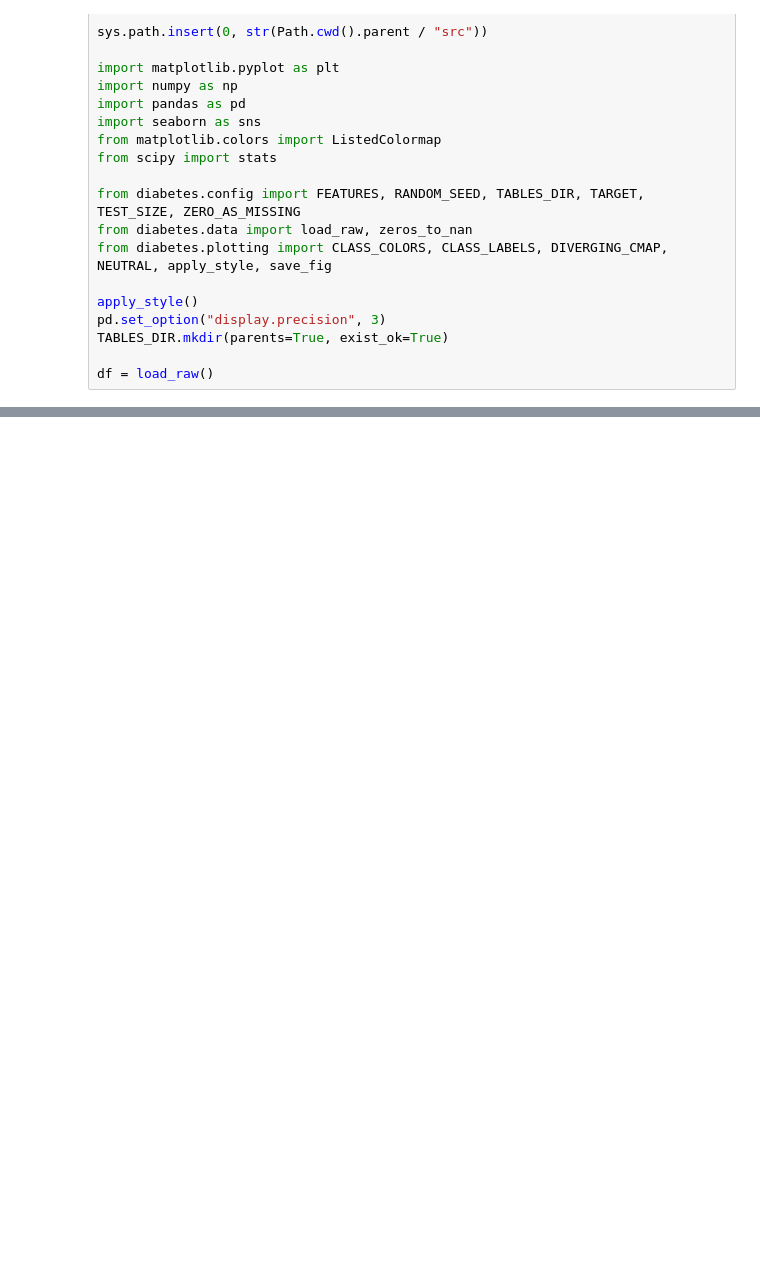
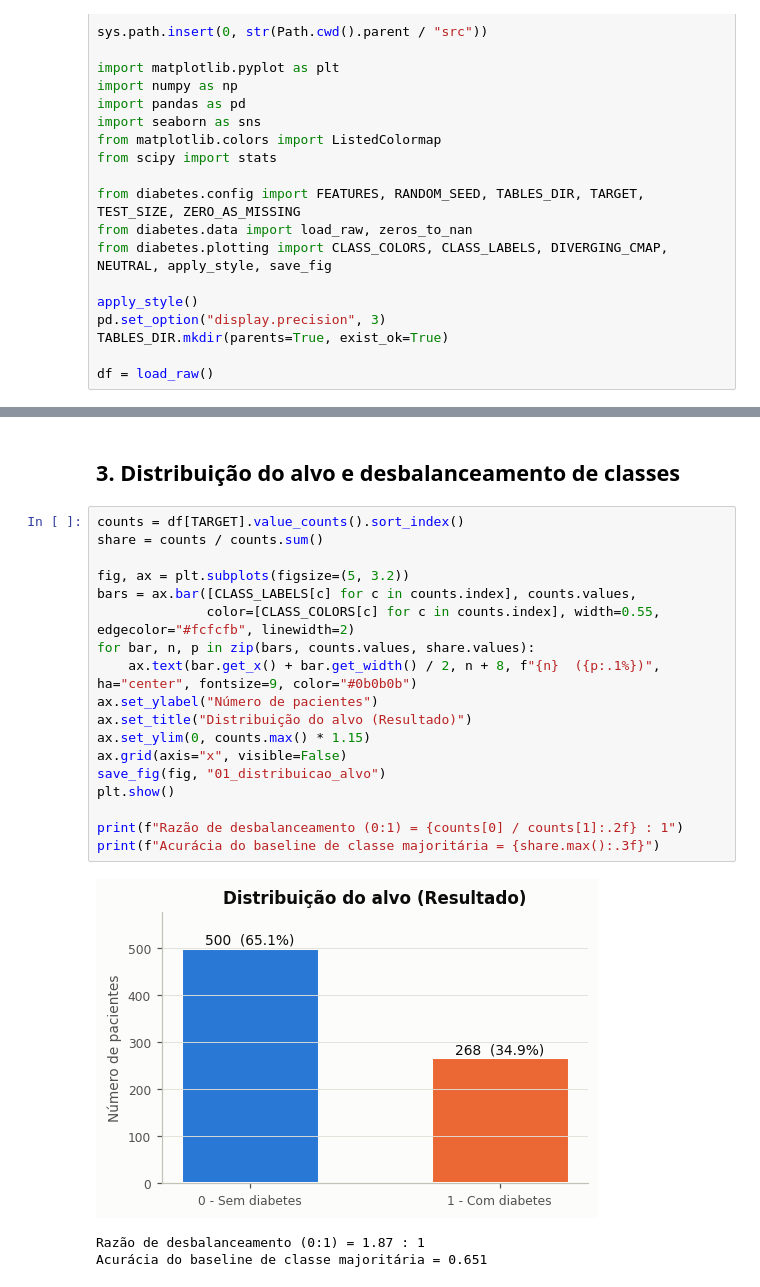
Before and after one commit to lucasdrandrade/diabete-ml-classifier, a Jupyter notebook: notebooks/01_eda.ipynb, the cells around one changed output, grey strips where cells are left out. Drawn from its saved outputs; the diff is of its cells as text; blank space fills up the shorter version.

```diff
--- a/notebooks/01_eda.ipynb
+++ b/notebooks/01_eda.ipynb
@@ -618,0 +102,24 @@ view.set_index(["model", "strategy"]).sort_index(level=0, sort_remaining=False)
+# %% [markdown]
+## 3. Distribuição do alvo e desbalanceamento de classes
+# %%
+counts = df[TARGET].value_counts().sort_index()
+share = counts / counts.sum()
+
+fig, ax = plt.subplots(figsize=(5, 3.2))
+bars = ax.bar([CLASS_LABELS[c] for c in counts.index], counts.values,
+              color=[CLASS_COLORS[c] for c in counts.index], width=0.55, edgecolor="#fcfcfb", linewidth=2)
+for bar, n, p in zip(bars, counts.values, share.values):
+    ax.text(bar.get_x() + bar.get_width() / 2, n + 8, f"{n}  ({p:.1%})", ha="center", fontsize=9, color="#0b0b0b")
+ax.set_ylabel("Número de pacientes")
+ax.set_title("Distribuição do alvo (Resultado)")
+ax.set_ylim(0, counts.max() * 1.15)
+ax.grid(axis="x", visible=False)
+save_fig(fig, "01_distribuicao_alvo")
+plt.show()
+
+print(f"Razão de desbalanceamento (0:1) = {counts[0] / counts[1]:.2f} : 1")
+print(f"Acurácia do baseline de classe majoritária = {share.max():.3f}")
+# %% [output]
+[figure, added]
+Razão de desbalanceamento (0:1) = 1.87 : 1
+Acurácia do baseline de classe majoritária = 0.651
```
Also changed, not shown: parts of 74 cells of this notebook, 29 other files.
